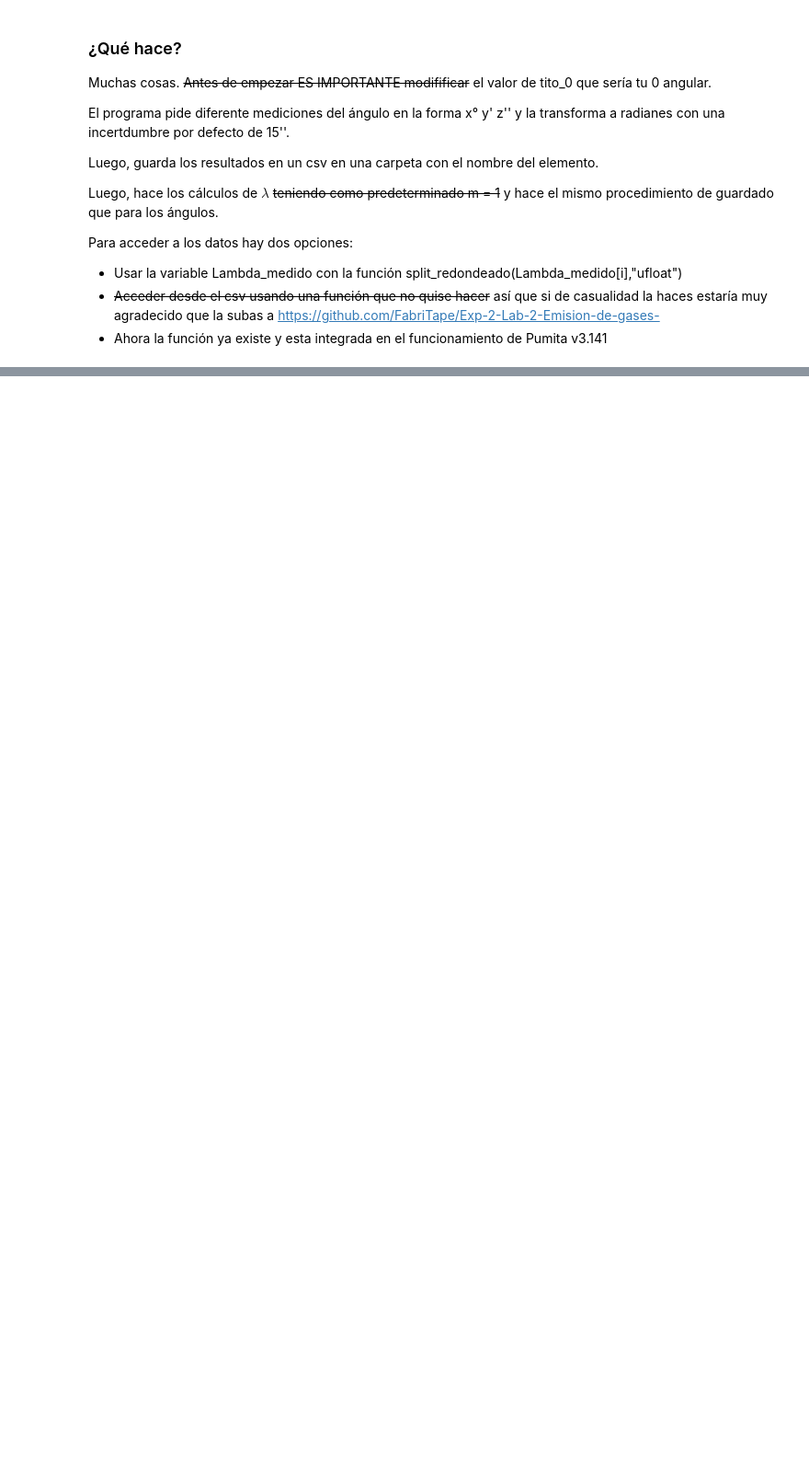
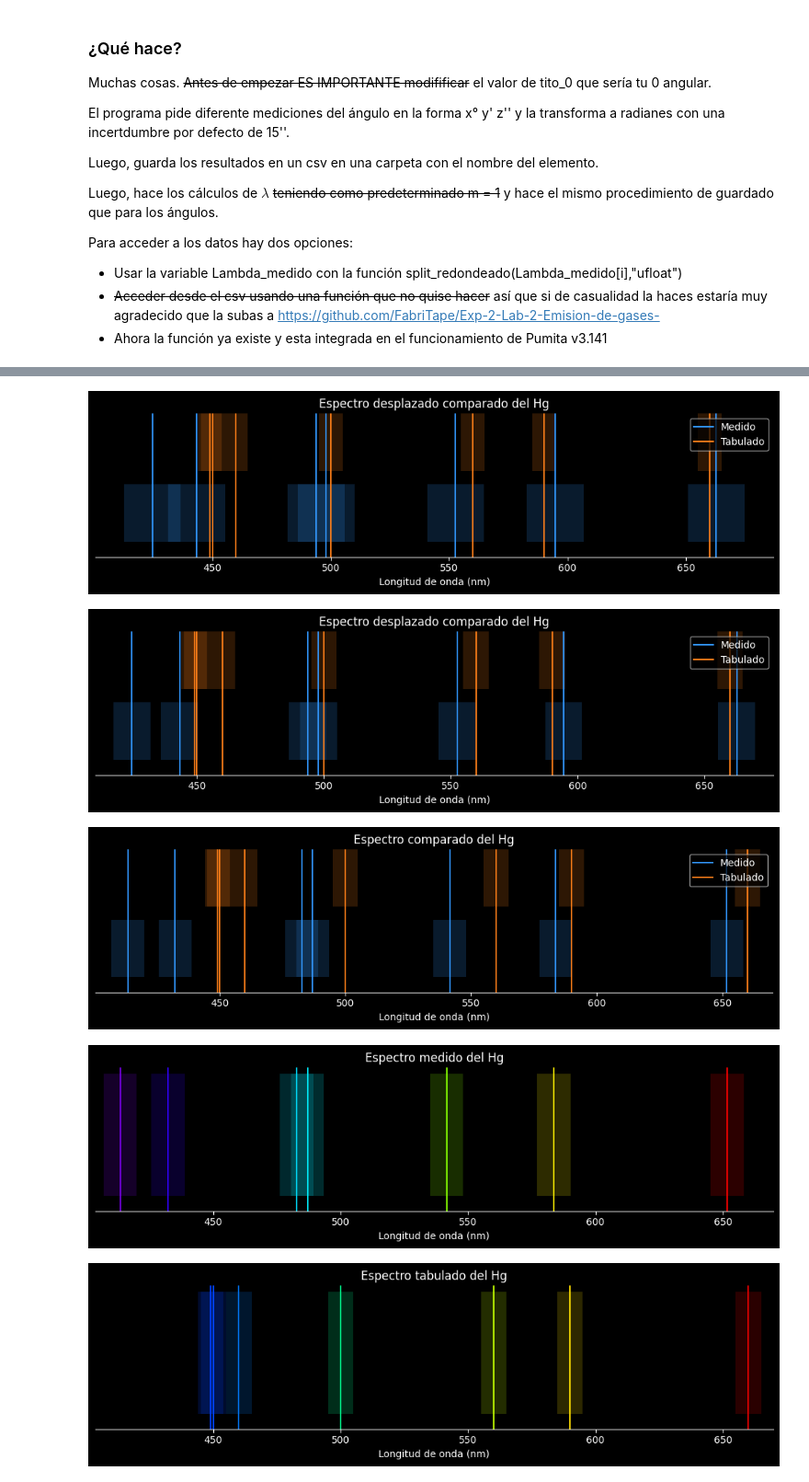
Before and after one commit to FabriTape/Exp-2-Lab-2-Emision-de-gases-, a Jupyter notebook: Emision_abs.ipynb, the cells around one changed output, grey strips where cells are left out. Shown at 92% size. Drawn from its saved outputs; the diff is of its cells as text; code cells hidden in the pictures; blank space fills up the shorter version.

```diff
--- a/Emision_abs.ipynb
+++ b/Emision_abs.ipynb
@@ -472,0 +587,8 @@ gracias por usar Pumita v3.1415
+# %%
+error_sist("Hg")
+# %% [output]
+[figure, added]
+[figure, added]
+[figure, added]
+[figure, added]
+[figure, added]
```
Also changed, not shown: parts of 11 cells of this notebook, 42 other files.
